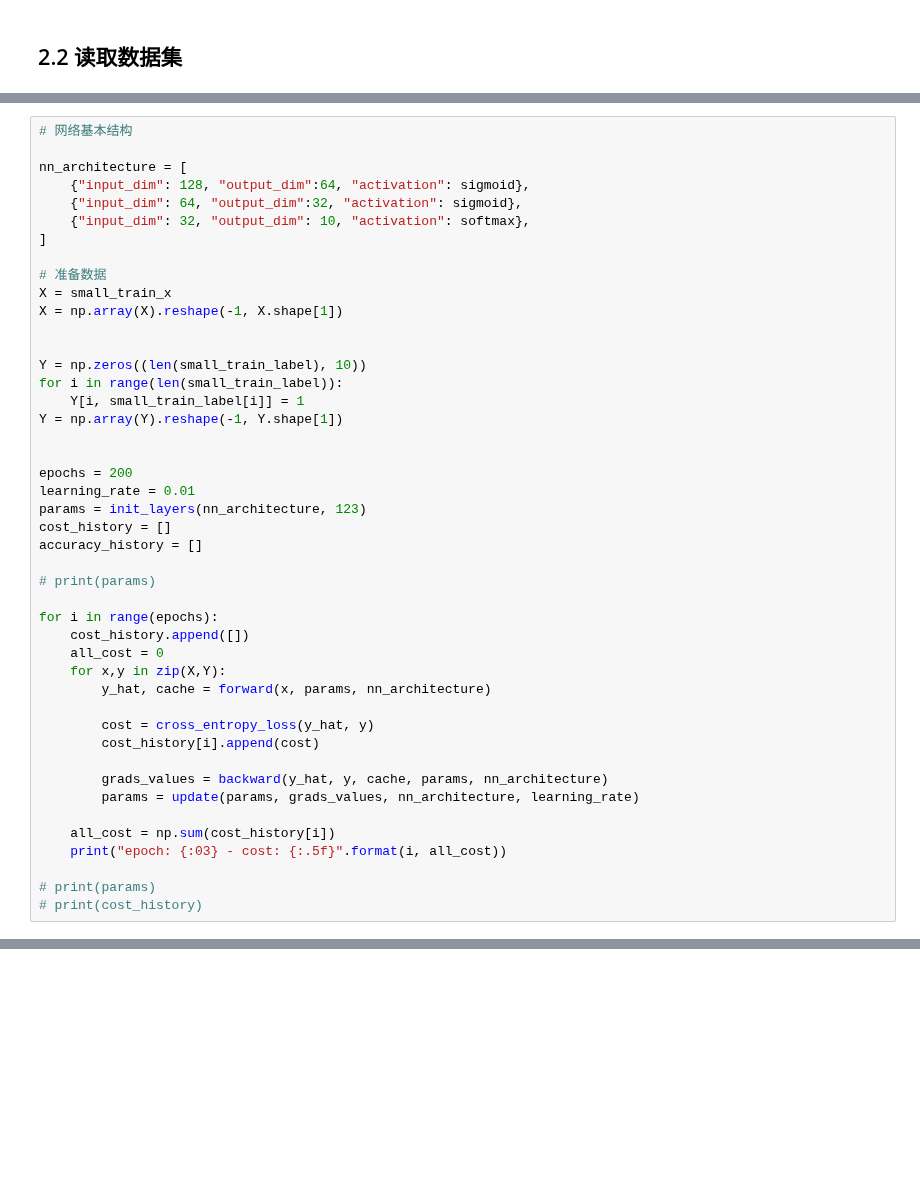
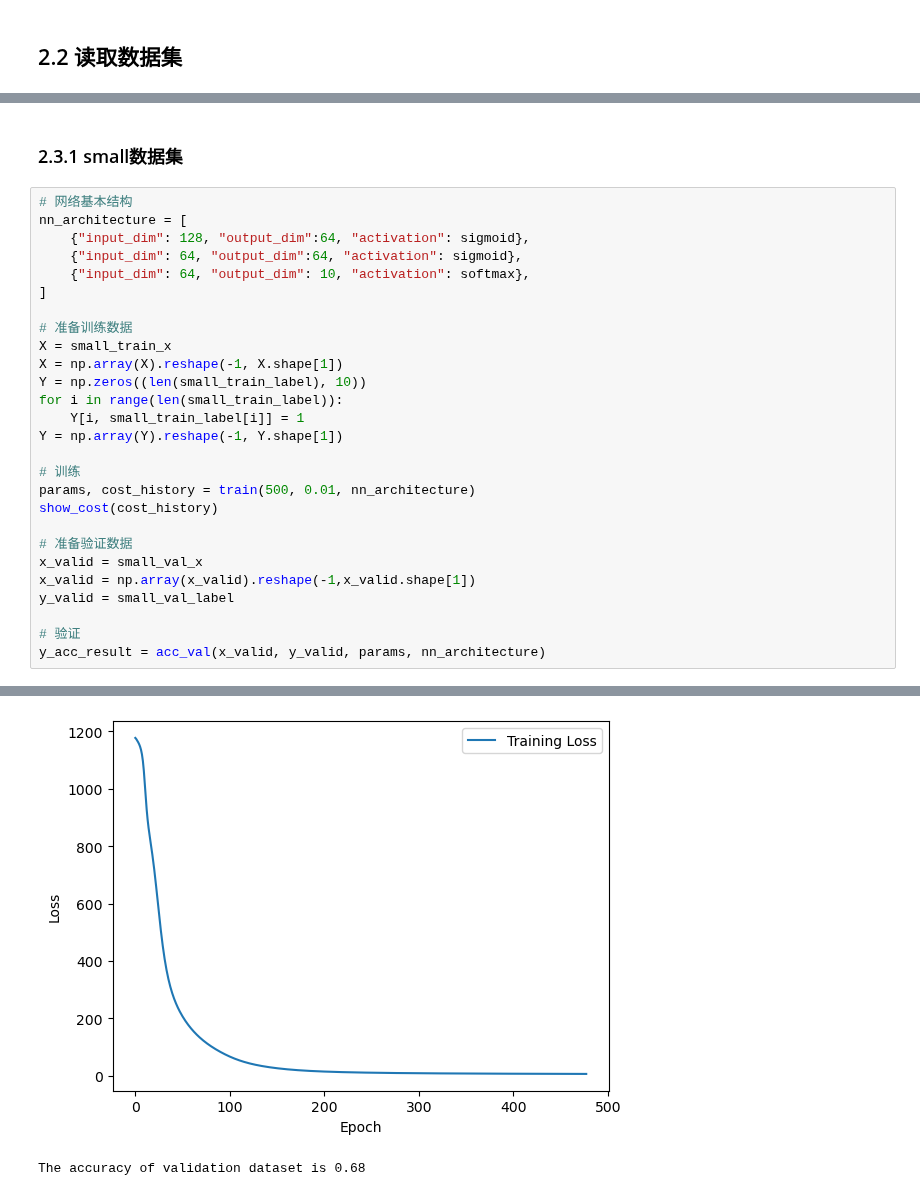
Before and after one commit to CoEric0/LJ_ai_task, a Jupyter notebook: exp003/exp003.ipynb, the cells around one changed output, grey strips where cells are left out. Drawn from its saved outputs; the diff is of its cells as text; blank space fills up the shorter version.

```diff
--- a/exp003/exp003.ipynb
+++ b/exp003/exp003.ipynb
@@ -478,46 +488,30 @@ large_val_x, large_val_label = read_csv_and_display_samples('./图像分类-data
+# %% [markdown]
+### 2.3.1 small数据集
 # %%
 # 网络基本结构
-
 nn_architecture = [
     {"input_dim": 128, "output_dim":64, "activation": sigmoid},
-    {"input_dim": 64, "output_dim":32, "activation": sigmoid},
-    {"input_dim": 32, "output_dim": 10, "activation": softmax},
+    {"input_dim": 64, "output_dim":64, "activation": sigmoid},
+    {"input_dim": 64, "output_dim": 10, "activation": softmax},
 ]
 
-# 准备数据
+# 准备训练数据
 X = small_train_x
 X = np.array(X).reshape(-1, X.shape[1])
-
-
 Y = np.zeros((len(small_train_label), 10))
 for i in range(len(small_train_label)):
     Y[i, small_train_label[i]] = 1
 Y = np.array(Y).reshape(-1, Y.shape[1])
 
+# 训练
+params, cost_history = train(500, 0.01, nn_architecture)
+show_cost(cost_history)
 
-epochs = 200
-learning_rate = 0.01
-params = init_layers(nn_architecture, 123)
-cost_history = []
-accuracy_history = []
+# 准备验证数据
+x_valid = small_val_x
+x_valid = np.array(x_valid).reshape(-1,x_valid.shape[1])
+y_valid = small_val_label
 
-# print(params)
-
-for i in range(epochs):
-    cost_history.append([])
-    all_cost = 0
-    for x,y in zip(X,Y):
-        y_hat, cache = forward(x, params, nn_architecture)
-
-        cost = cross_entropy_loss(y_hat, y)
-        cost_history[i].append(cost)
-
-        grads_values = backward(y_hat, y, cache, params, nn_architecture)
-        params = update(params, grads_values, nn_architecture, learning_rate)
-
-    all_cost = np.sum(cost_history[i])
-    print("epoch: {:03} - cost: {:.5f}".format(i, all_cost))
-
-# print(params)
-# print(cost_history)
+# 验证
+y_acc_result = acc_val(x_valid, y_valid, params, nn_architecture)
 # %% [output]
@@ -540,0 +535,2 @@ epoch: 199 - cost: 20.94211
+[figure, added]
+The accuracy of validation dataset is 0.68
```
Also changed, not shown: parts of 11 cells of this notebook.
